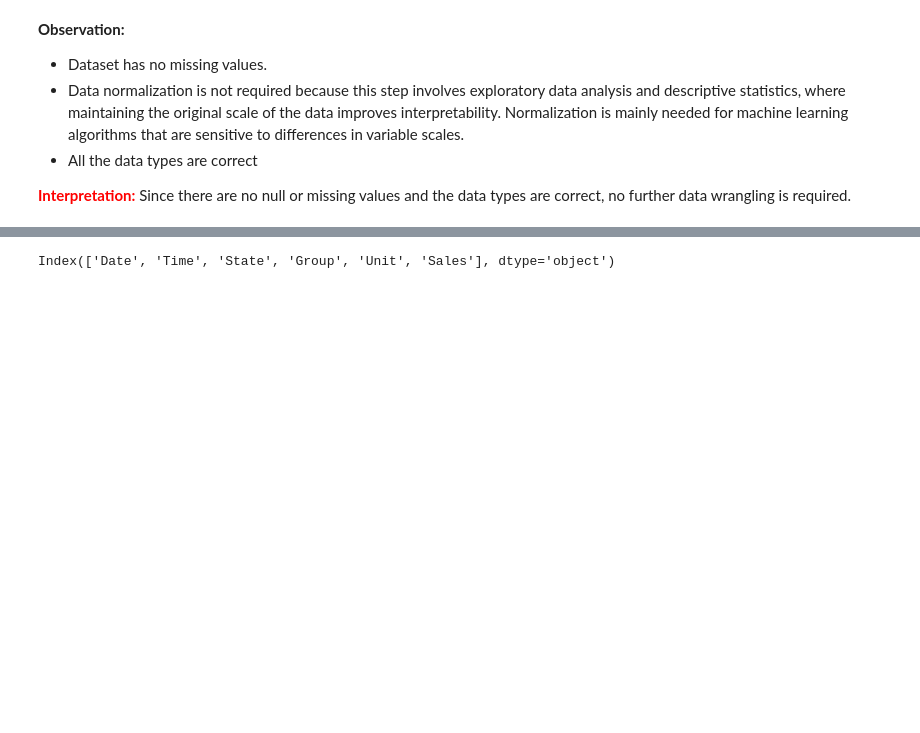
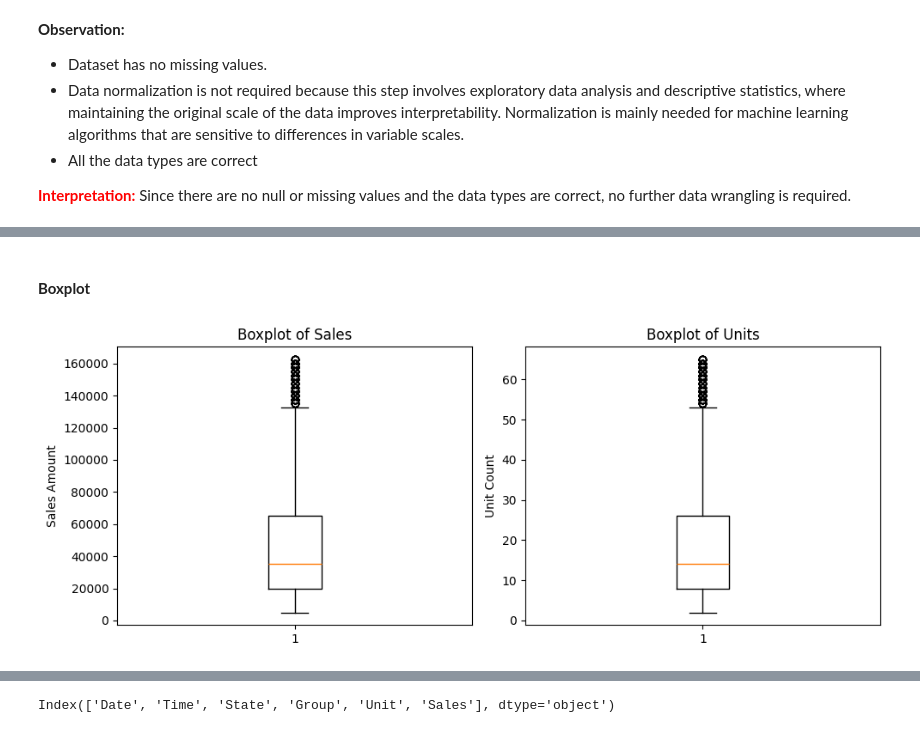
Before and after one commit to MM33NA/AI-machine-learning-projects, a Jupyter notebook: exploratory-data-analysis/sales_analysis.ipynb, the cells around one changed output, grey strips where cells are left out. Saved outputs shown, nothing was run; the diff lists cells and outputs as text; code cells hidden in the pictures; blank space fills up the shorter version.

```diff
--- a/exploratory-data-analysis/sales_analysis.ipynb
+++ b/exploratory-data-analysis/sales_analysis.ipynb
@@ -158,0 +205,20 @@ dtype: int64
+# %% [markdown]
+#### **Boxplot**
+# %%
+# Create a figure with 1 row and 2 columns
+fig, axes = plt.subplots(1, 2, figsize=(10, 4))
+
+# Plot Sales in the first spot
+axes[0].boxplot(df['Sales'])
+axes[0].set_title('Boxplot of Sales')
+axes[0].set_ylabel('Sales Amount')
+
+# Plot Unit in the second spot
+axes[1].boxplot(df['Unit'])
+axes[1].set_title('Boxplot of Units')
+axes[1].set_ylabel('Unit Count')
+
+plt.tight_layout() # Prevents the charts from overlapping
+plt.show()
+# %% [output]
+[figure, added]
```
Also changed, not shown: parts of 17 cells of this notebook.
